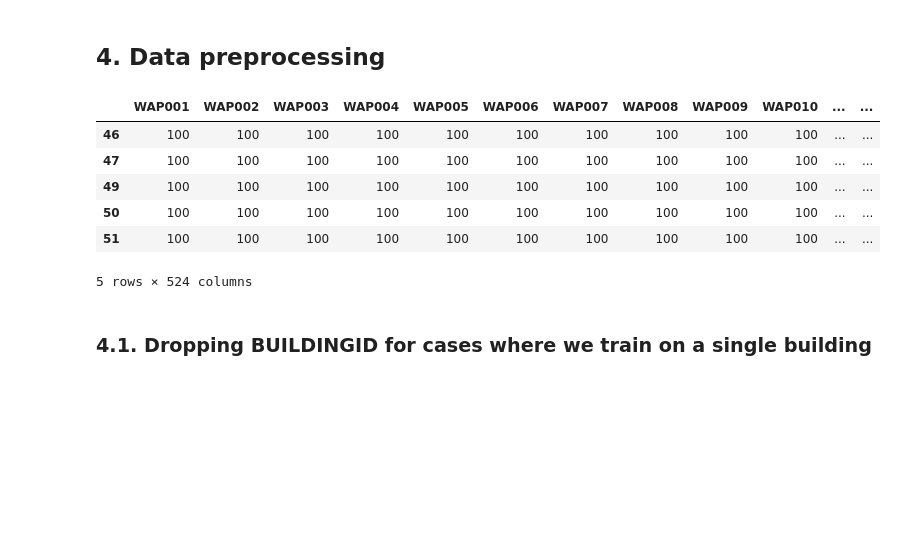
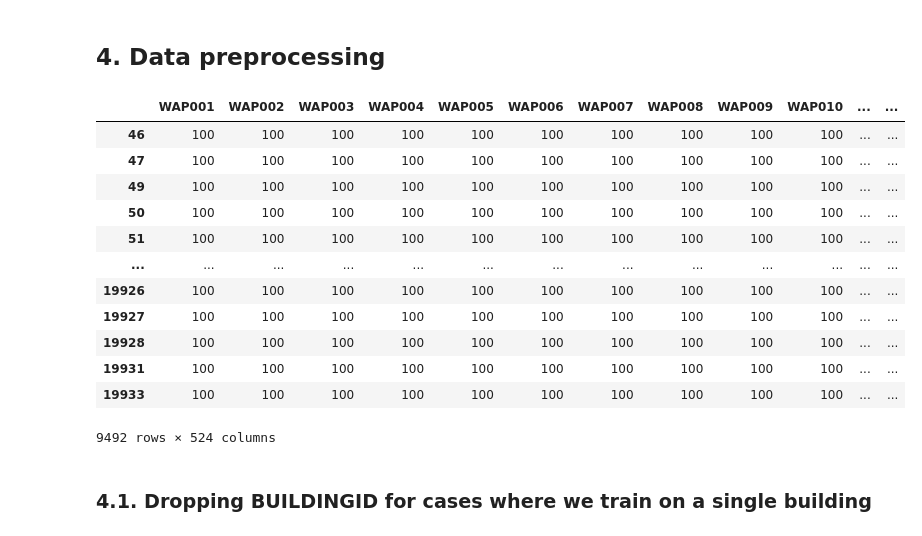
Before and after one commit to enacheandrei7/indoor-localization-dnn-knn-lstm, a Jupyter notebook: Disertation program - DNN and Improved KNN.ipynb, the cells around one changed output. Cells and saved outputs as stored; diff of their text form; code cells hidden in the pictures; blank space fills up the shorter version.

```diff
--- a/Disertation program - DNN and Improved KNN.ipynb
+++ b/Disertation program - DNN and Improved KNN.ipynb
@@ -234,15 +234,21 @@ plt.show()
 dataset_ujloc.drop(["SPACEID", "RELATIVEPOSITION", "USERID", "PHONEID", "TIMESTAMP"], axis=1, inplace=True)
 validation_dataset_ujloc.drop(["SPACEID", "RELATIVEPOSITION", "USERID", "PHONEID", "TIMESTAMP"], axis=1, inplace=True)
 # %%
-dataset_ujloc.head(5)
+dataset_ujloc
 # %% [output]
 |  | WAP001 | WAP002 | WAP003 | WAP004 | WAP005 | WAP006 | WAP007 | WAP008 | WAP009 | WAP010 | ... | ... |
 | 46 | 100 | 100 | 100 | 100 | 100 | 100 | 100 | 100 | 100 | 100 | ... | ... |
 | 47 | 100 | 100 | 100 | 100 | 100 | 100 | 100 | 100 | 100 | 100 | ... | ... |
 | 49 | 100 | 100 | 100 | 100 | 100 | 100 | 100 | 100 | 100 | 100 | ... | ... |
 | 50 | 100 | 100 | 100 | 100 | 100 | 100 | 100 | 100 | 100 | 100 | ... | ... |
 | 51 | 100 | 100 | 100 | 100 | 100 | 100 | 100 | 100 | 100 | 100 | ... | ... |
+| ... | ... | ... | ... | ... | ... | ... | ... | ... | ... | ... | ... | ... |
+| 19926 | 100 | 100 | 100 | 100 | 100 | 100 | 100 | 100 | 100 | 100 | ... | ... |
+| 19927 | 100 | 100 | 100 | 100 | 100 | 100 | 100 | 100 | 100 | 100 | ... | ... |
+| 19928 | 100 | 100 | 100 | 100 | 100 | 100 | 100 | 100 | 100 | 100 | ... | ... |
+| 19931 | 100 | 100 | 100 | 100 | 100 | 100 | 100 | 100 | 100 | 100 | ... | ... |
+| 19933 | 100 | 100 | 100 | 100 | 100 | 100 | 100 | 100 | 100 | 100 | ... | ... |
-5 rows × 524 columns
+9492 rows × 524 columns
 # %% [markdown]
 ### 4.1. Dropping BUILDINGID for cases where we train on a single building
 # %%
```
Also changed, not shown: parts of 16 cells of this notebook.
